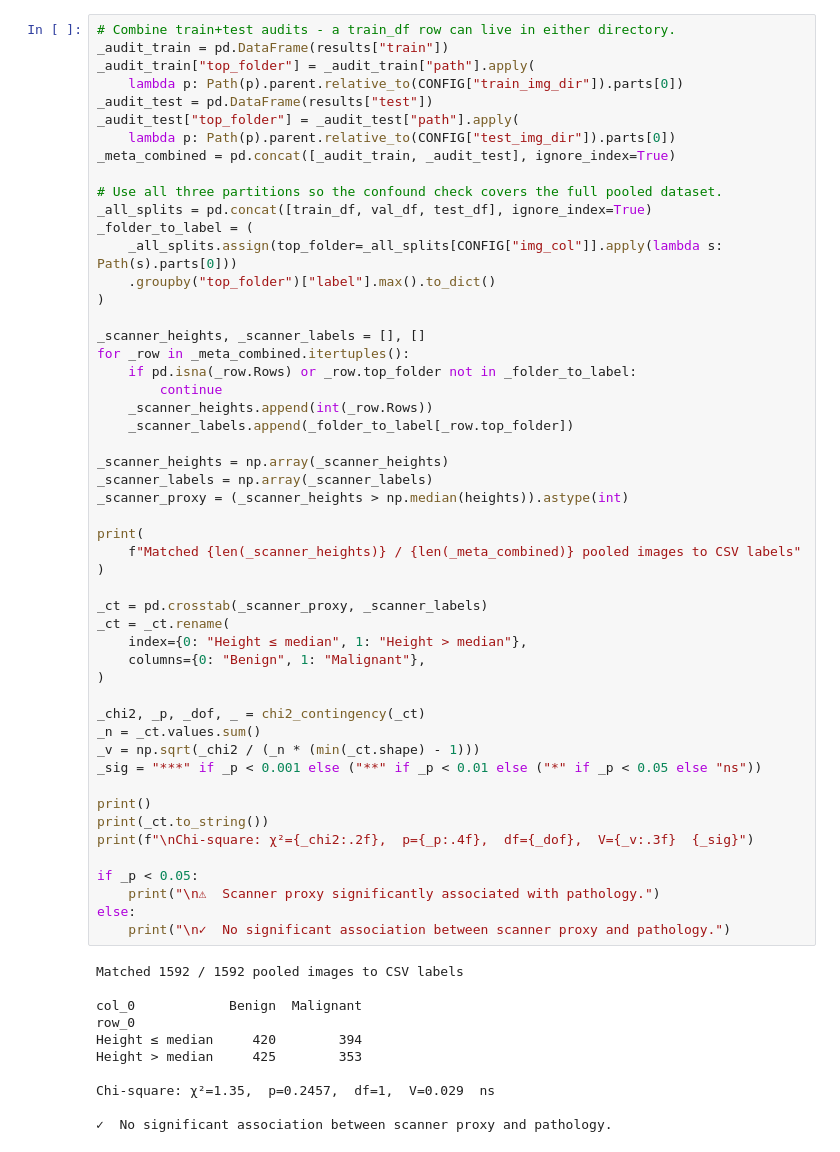
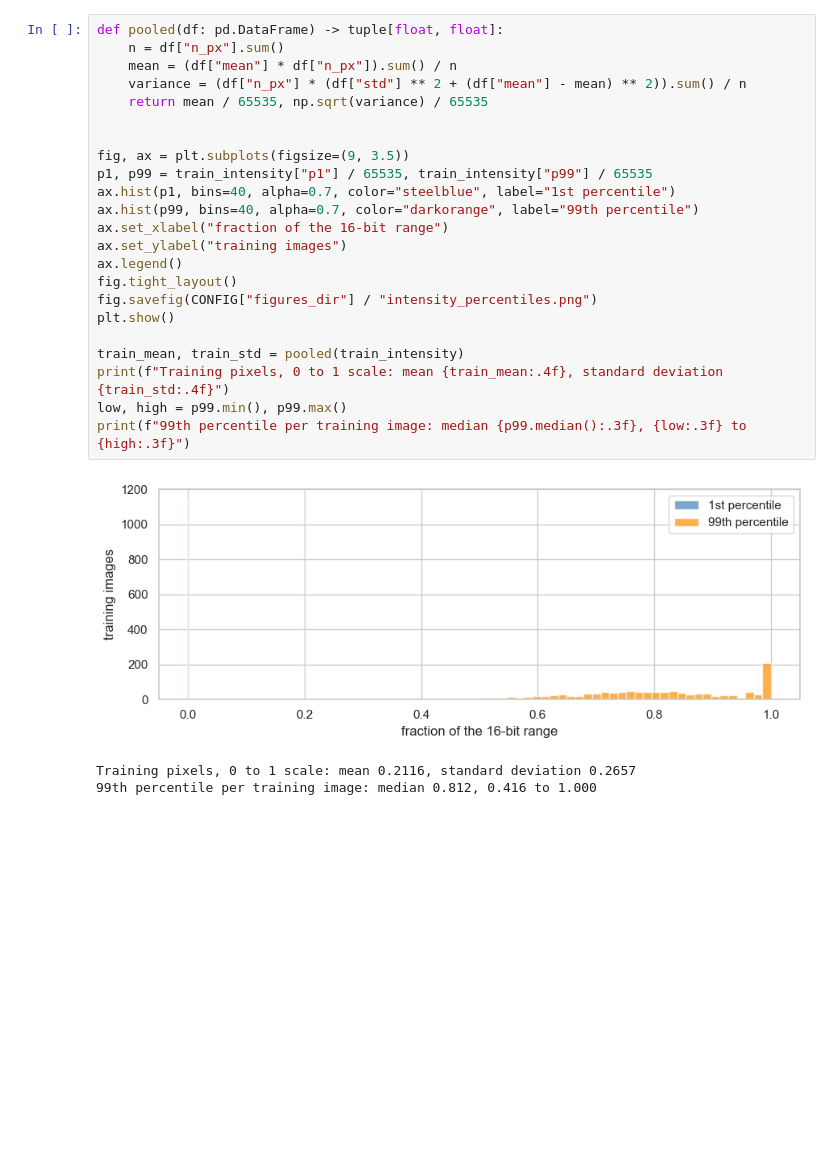
Before and after one commit to teo-tat/ddsm-dl-screening, a Jupyter notebook: notebooks/01_eda.ipynb, the cells around one changed output. Drawn from its saved outputs; the diff is of its cells as text; blank space fills up the shorter version.

```diff
--- a/notebooks/01_eda.ipynb
+++ b/notebooks/01_eda.ipynb
@@ -1651,62 +1298,27 @@ Section 9 noted a bimodal height distribution suggesting two scanner types. If s
 # %%
-# Combine train+test audits - a train_df row can live in either directory.
-_audit_train = pd.DataFrame(results["train"])
-_audit_train["top_folder"] = _audit_train["path"].apply(
-    lambda p: Path(p).parent.relative_to(CONFIG["train_img_dir"]).parts[0])
-_audit_test = pd.DataFrame(results["test"])
-_audit_test["top_folder"] = _audit_test["path"].apply(
-    lambda p: Path(p).parent.relative_to(CONFIG["test_img_dir"]).parts[0])
-_meta_combined = pd.concat([_audit_train, _audit_test], ignore_index=True)
+def pooled(df: pd.DataFrame) -> tuple[float, float]:
+    n = df["n_px"].sum()
+    mean = (df["mean"] * df["n_px"]).sum() / n
+    variance = (df["n_px"] * (df["std"] ** 2 + (df["mean"] - mean) ** 2)).sum() / n
+    return mean / 65535, np.sqrt(variance) / 65535
 
-# Use all three partitions so the confound check covers the full pooled dataset.
-_all_splits = pd.concat([train_df, val_df, test_df], ignore_index=True)
-_folder_to_label = (
-    _all_splits.assign(top_folder=_all_splits[CONFIG["img_col"]].apply(lambda s: Path(s).parts[0]))
-    .groupby("top_folder")["label"].max().to_dict()
-)
 
-_scanner_heights, _scanner_labels = [], []
-for _row in _meta_combined.itertuples():
-    if pd.isna(_row.Rows) or _row.top_folder not in _folder_to_label:
-        continue
-    _scanner_heights.append(int(_row.Rows))
-    _scanner_labels.append(_folder_to_label[_row.top_folder])
+fig, ax = plt.subplots(figsize=(9, 3.5))
+p1, p99 = train_intensity["p1"] / 65535, train_intensity["p99"] / 65535
+ax.hist(p1, bins=40, alpha=0.7, color="steelblue", label="1st percentile")
+ax.hist(p99, bins=40, alpha=0.7, color="darkorange", label="99th percentile")
+ax.set_xlabel("fraction of the 16-bit range")
+ax.set_ylabel("training images")
+ax.legend()
+fig.tight_layout()
+fig.savefig(CONFIG["figures_dir"] / "intensity_percentiles.png")
+plt.show()
 
-_scanner_heights = np.array(_scanner_heights)
-_scanner_labels = np.array(_scanner_labels)
-_scanner_proxy = (_scanner_heights > np.median(heights)).astype(int)
-
-print(
-    f"Matched {len(_scanner_heights)} / {len(_meta_combined)} pooled images to CSV labels"
-)
-
-_ct = pd.crosstab(_scanner_proxy, _scanner_labels)
-_ct = _ct.rename(
-    index={0: "Height ≤ median", 1: "Height > median"},
-    columns={0: "Benign", 1: "Malignant"},
-)
-
-_chi2, _p, _dof, _ = chi2_contingency(_ct)
-_n = _ct.values.sum()
-_v = np.sqrt(_chi2 / (_n * (min(_ct.shape) - 1)))
-_sig = "***" if _p < 0.001 else ("**" if _p < 0.01 else ("*" if _p < 0.05 else "ns"))
-
-print()
-print(_ct.to_string())
-print(f"\nChi-square: χ²={_chi2:.2f},  p={_p:.4f},  df={_dof},  V={_v:.3f}  {_sig}")
-
-if _p < 0.05:
-    print("\n⚠  Scanner proxy significantly associated with pathology.")
-else:
-    print("\n✓  No significant association between scanner proxy and pathology.")
+train_mean, train_std = pooled(train_intensity)
+print(f"Training pixels, 0 to 1 scale: mean {train_mean:.4f}, standard deviation {train_std:.4f}")
+low, high = p99.min(), p99.max()
+print(f"99th percentile per training image: median {p99.median():.3f}, {low:.3f} to {high:.3f}")
 # %% [output]
+[figure, added]
-Matched 1592 / 1592 pooled images to CSV labels
-
-col_0            Benign  Malignant
-row_0
-Height ≤ median     420        394
-Height > median     425        353
-
-Chi-square: χ²=1.35,  p=0.2457,  df=1,  V=0.029  ns
-
-✓  No significant association between scanner proxy and pathology.
+Training pixels, 0 to 1 scale: mean 0.2116, standard deviation 0.2657
+99th percentile per training image: median 0.812, 0.416 to 1.000
```
Also changed, not shown: parts of 74 cells of this notebook, 2 other files.
